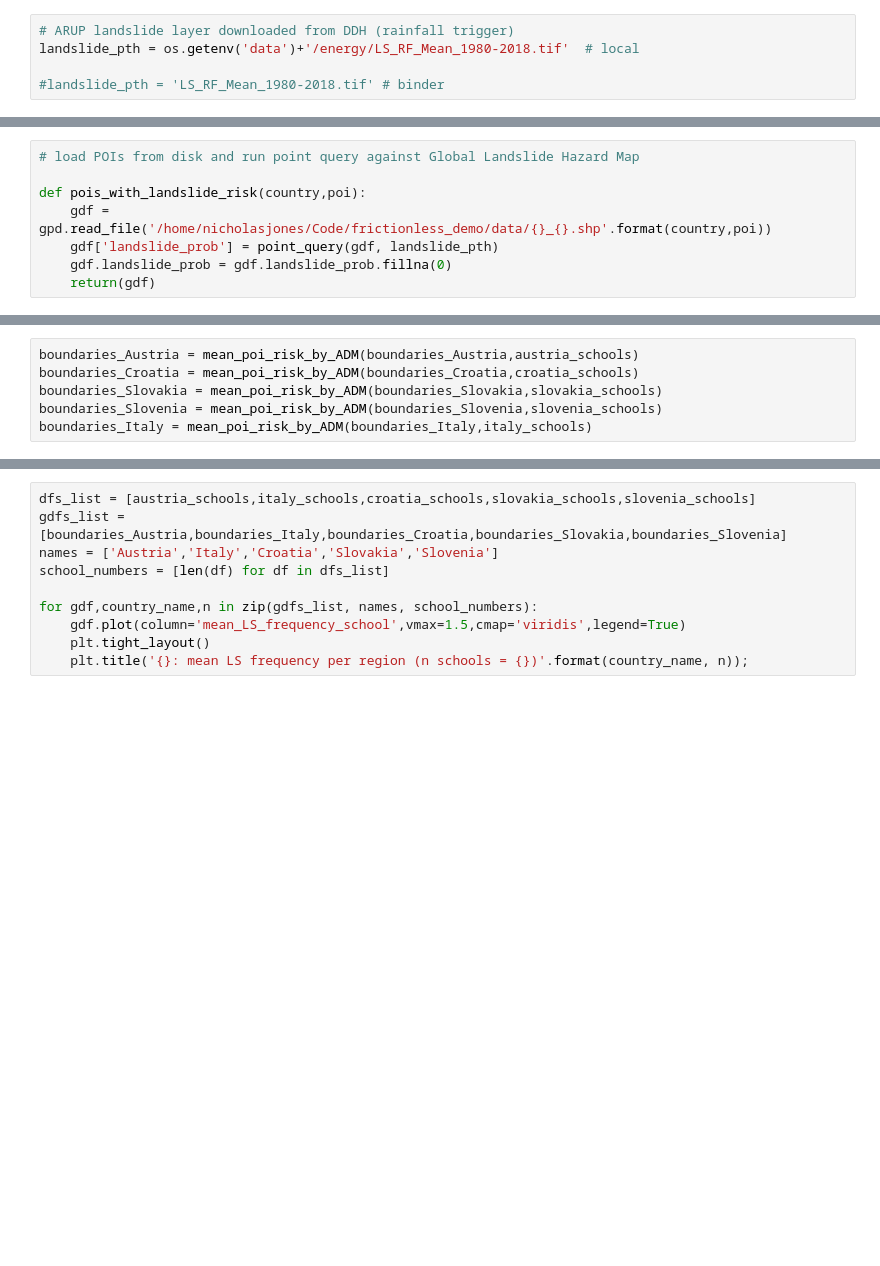
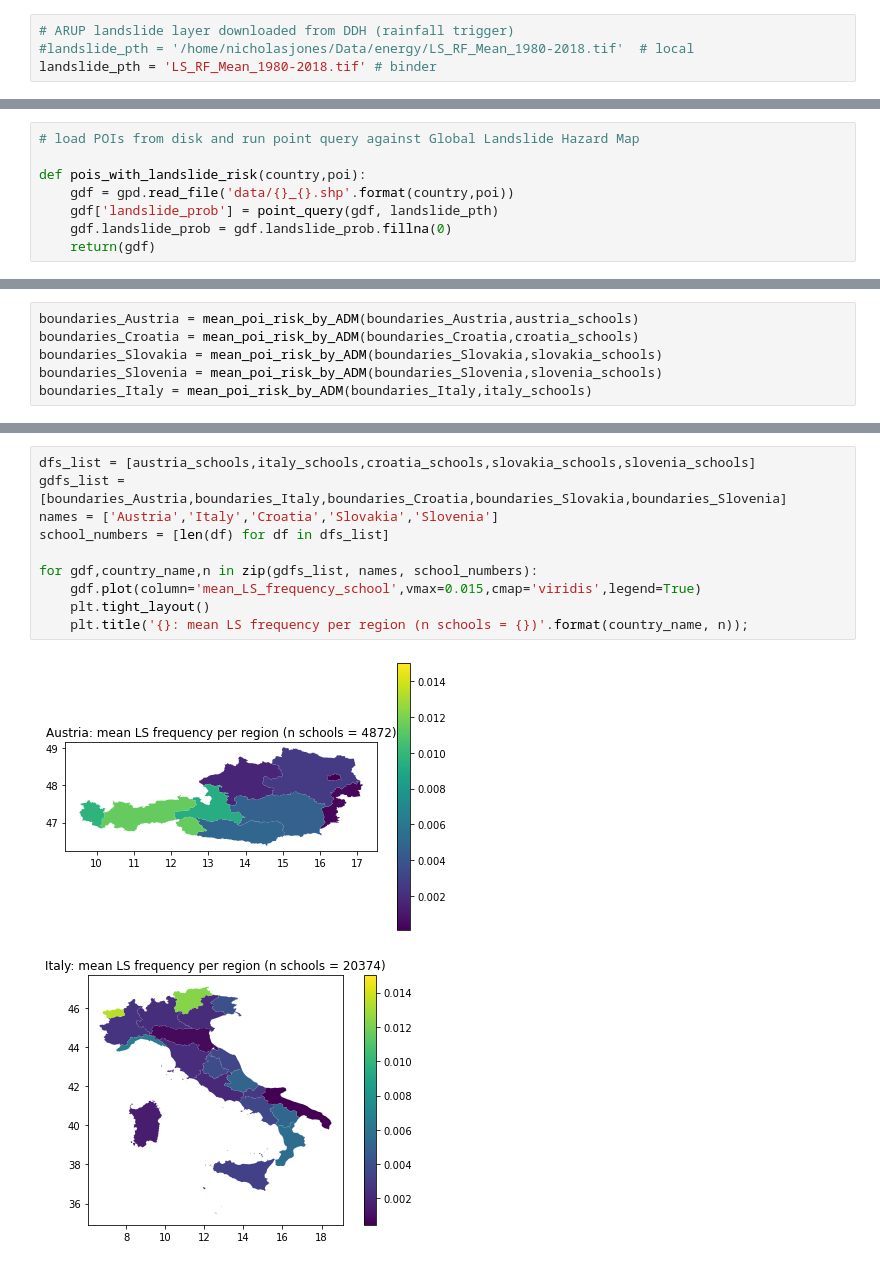
Before and after one commit to GFDRR/frictionless_demo, a Jupyter notebook: landslide_EU.ipynb, the cells around one changed output, grey strips where cells are left out. Drawn from its saved outputs; the diff is of its cells as text; blank space fills up the shorter version.

```diff
--- a/landslide_EU.ipynb
+++ b/landslide_EU.ipynb
@@ -20,9 +18,8 @@ data = 'data'
 * plot the results
 # %%
 # ARUP landslide layer downloaded from DDH (rainfall trigger)
-landslide_pth = os.getenv('data')+'/energy/LS_RF_Mean_1980-2018.tif'  # local
-
-#landslide_pth = 'LS_RF_Mean_1980-2018.tif' # binder
+#landslide_pth = '/home/nicholasjones/Data/energy/LS_RF_Mean_1980-2018.tif'  # local
+landslide_pth = 'LS_RF_Mean_1980-2018.tif' # binder
 # %% [markdown]
 #### 1. Get landslide data and subnational boundaries
 # %%
@@ -78,7 +71,7 @@ pwd
 # load POIs from disk and run point query against Global Landslide Hazard Map
 
 def pois_with_landslide_risk(country,poi):
-    gdf = gpd.read_file('/home/nicholasjones/Code/frictionless_demo/data/{}_{}.shp'.format(country,poi))
+    gdf = gpd.read_file('data/{}_{}.shp'.format(country,poi))
     gdf['landslide_prob'] = point_query(gdf, landslide_pth)
     gdf.landslide_prob = gdf.landslide_prob.fillna(0)
     return(gdf)
@@ -138,10 +144,13 @@ boundaries_Italy[['shapeName','mean_LS_frequency_school','n_pois']].sort_values(
 # %%
 dfs_list = [austria_schools,italy_schools,croatia_schools,slovakia_schools,slovenia_schools]
 gdfs_list = [boundaries_Austria,boundaries_Italy,boundaries_Croatia,boundaries_Slovakia,boundaries_Slovenia]
 names = ['Austria','Italy','Croatia','Slovakia','Slovenia']
 school_numbers = [len(df) for df in dfs_list]
 
 for gdf,country_name,n in zip(gdfs_list, names, school_numbers):
-    gdf.plot(column='mean_LS_frequency_school',vmax=1.5,cmap='viridis',legend=True)
+    gdf.plot(column='mean_LS_frequency_school',vmax=0.015,cmap='viridis',legend=True)
     plt.tight_layout()
     plt.title('{}: mean LS frequency per region (n schools = {})'.format(country_name, n));
+# %% [output]
+[figure, added]
+[figure, added]
```
Also changed, not shown: parts of 12 cells of this notebook, 6 other files.
